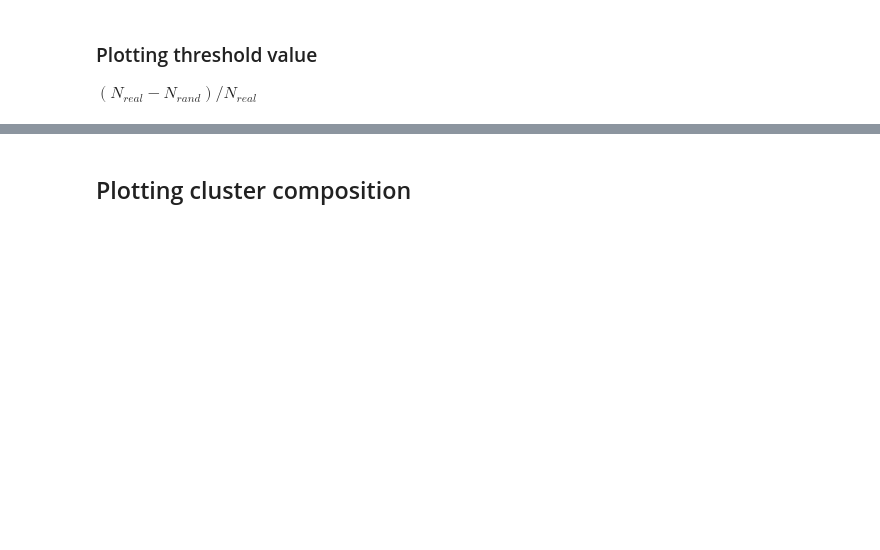
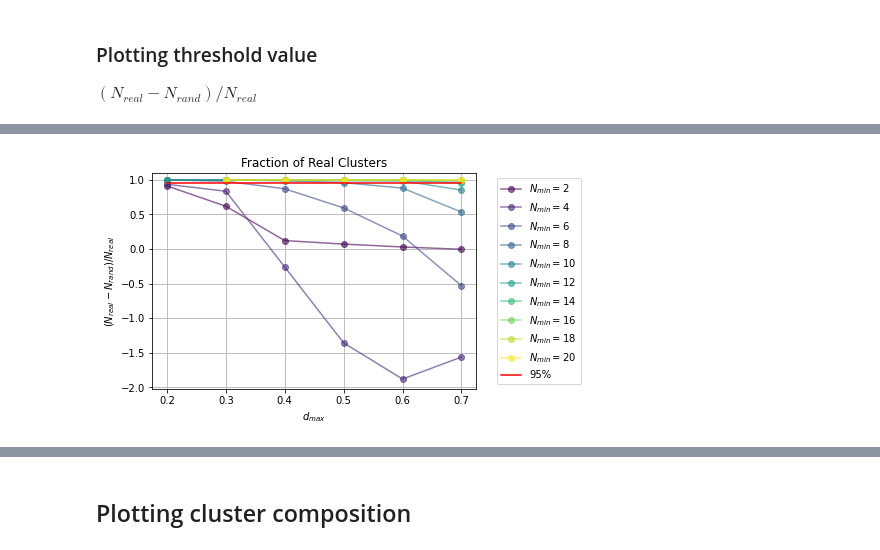
Before and after one commit to PrzemyslawKlups/posgenpy, a Jupyter notebook: Plotting real vs random clusters and more.ipynb, the cells around one changed output, grey strips where cells are left out. Cells and saved outputs as stored; diff of their text form; code cells hidden in the pictures; blank space fills up the shorter version.

Commit message:
simplified jupyter notebook for first look at the cluster search parameters

```diff
--- a/Plotting real vs random clusters and more.ipynb
+++ b/Plotting real vs random clusters and more.ipynb
@@ -18,8 +18,11 @@ import pandas
 import time
 import sys
 # %%
-output_folder = "examples/"
-pos_file_path="" #R5083_09569-v08-roi_noOx.pos
-range_file_path="R053_....rng" #R5083_09569-v08_noOx.rrng
+output_folder = "/home/pklups/posgenpy/examples/"
+posgen_folder = "/home/pklups/apttools-posgen-code/"
+pos_file_path= "" #R5083_09569-v08-roi_noOx.pos
+range_file_path="" #R5083_09569-v08_noOx.rrng
 random_runs = 5
+# change working directory into posgen - otherwise it can't run
+os.chdir(posgen_folder)
 # %%
@@ -46,3 +49,6 @@ if not os.path.isfile(pos_file_path):
 # %% [output]
 Generating synthetic pos input
 Complete
+# %%
+pos_file_path = "posgenpyTest_easy.pos"
+range_file_path="/home/pklups/posgenpy/examples/posgenpyTest.rrng"
@@ -53,27 +62,22 @@ dmax_values = [0.2, 0.3, 0.4, 0.5, 0.6, 0.7]
 # %%
 xml_files = []
 output_basename="output_{i}_dmax_{dm}"
+core_ions = ["Cu", "Ni"]
+
 for i, dm in enumerate(dmax_values):
     thisName = output_basename.format(i=i,dm=dm)
     xml_output = pgp.write_xml_with_relabelling(xmlFileName=thisName,
                                                 posFile=pos_file_path,
                                                 rangeFile=range_file_path,
-                                                coreIons=["Fm", "Ni", "P", "Cu", "Mn", "Si"],
-                                                bulkIons=["Fe", "Mo", "C"],
-                                                relabelled_runs=10,
+                                                coreIons=core_ions,
+                                                bulkIons=["Fe"],
+                                                relabelled_runs=random_runs,
                                                 destination_folder=output_folder,
-                                                knn=7,
-                                                nminV=5,
-                                                dmax=dm
+                                                nminV=2,
+                                                dmax=dm,
+                                                dtd_file_location="/home/pklups/apttools-posgen-code/"
                                   )
-    output_file = output_folder+os.sep + str(thisName) + ".xml"
+    output_file = output_folder + os.sep + str(thisName) + ".xml"
     xml_files.append(output_file)
 # %% [markdown]
 TODO: change the dmax values in the folders so that they dont include full stop as it might cause some problems later
-# %%
-xml_files = []
-for i, dm, in enumerate(dmax_values):
-    xml_files.append(output_folder+output_basename.format(i=i,dm=dm))
-
-for x in xml_files:
-    print(x)
@@ -294,0 +118,12 @@ Text(0.5, 1.0, 'Real Clusters across different $d_{max}$ values')
+# %%
+n_min_values = list(range(2, 21, 2))
+
+pgp.plot_real_cluster_ratio_across_swept_param(
+    swept_parameters=dmax_values,
+    swept_parameter_name="$d_{max}$",
+    random_runs=random_runs,
+    xml_files=xml_files,
+    n_min_values=n_min_values
+)
+# %% [output]
+[figure, added]
```
Also changed, not shown: parts of 27 cells of this notebook.
